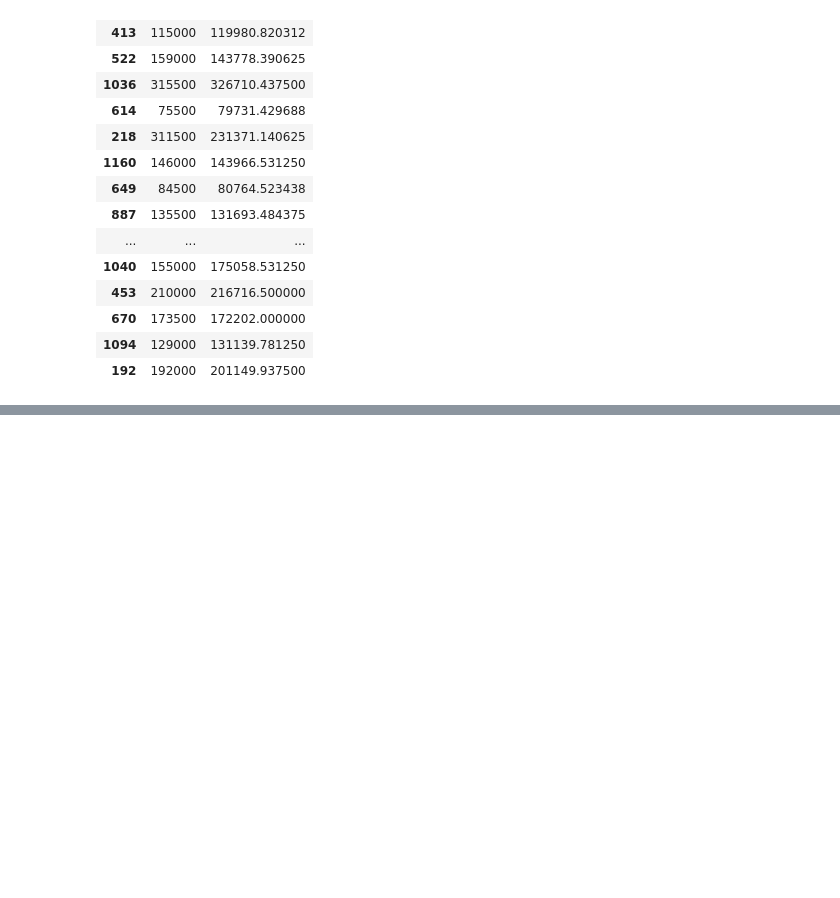
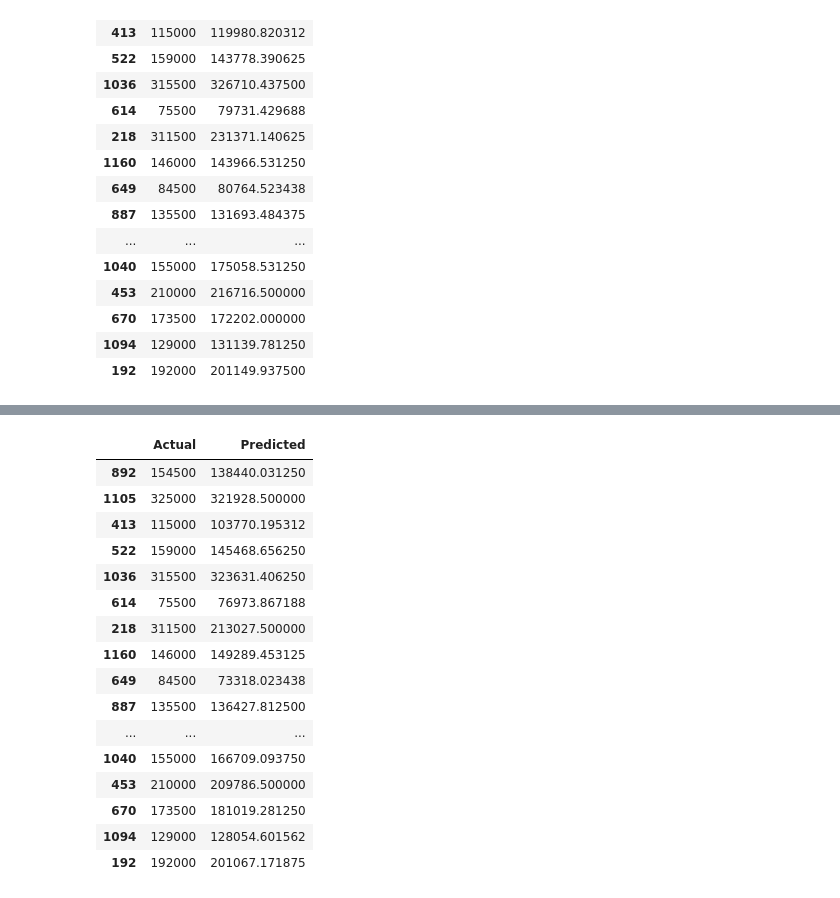
Before and after one commit to Juhi-Purswani/House_Prices-Regression_technique, a Jupyter notebook: XGBoost.ipynb, the cells around one changed output, grey strips where cells are left out. Saved outputs shown, nothing was run; the diff lists cells and outputs as text; code cells hidden in the pictures; blank space fills up the shorter version.

```diff
--- a/XGBoost.ipynb
+++ b/XGBoost.ipynb
@@ -137,0 +266,22 @@ plt.show()
+# %%
+df = pd.DataFrame({'Actual': y_test, 'Predicted': y_pred})
+df2 = df.head(25)
+df2.head(25)
+# %% [output]
+|  | Actual | Predicted |
+| 892 | 154500 | 138440.031250 |
+| 1105 | 325000 | 321928.500000 |
+| 413 | 115000 | 103770.195312 |
+| 522 | 159000 | 145468.656250 |
+| 1036 | 315500 | 323631.406250 |
+| 614 | 75500 | 76973.867188 |
+| 218 | 311500 | 213027.500000 |
+| 1160 | 146000 | 149289.453125 |
+| 649 | 84500 | 73318.023438 |
+| 887 | 135500 | 136427.812500 |
+| ... | ... | ... |
+| 1040 | 155000 | 166709.093750 |
+| 453 | 210000 | 209786.500000 |
+| 670 | 173500 | 181019.281250 |
+| 1094 | 129000 | 128054.601562 |
+| 192 | 192000 | 201067.171875 |
```
Also changed, not shown: parts of 8 cells of this notebook.
